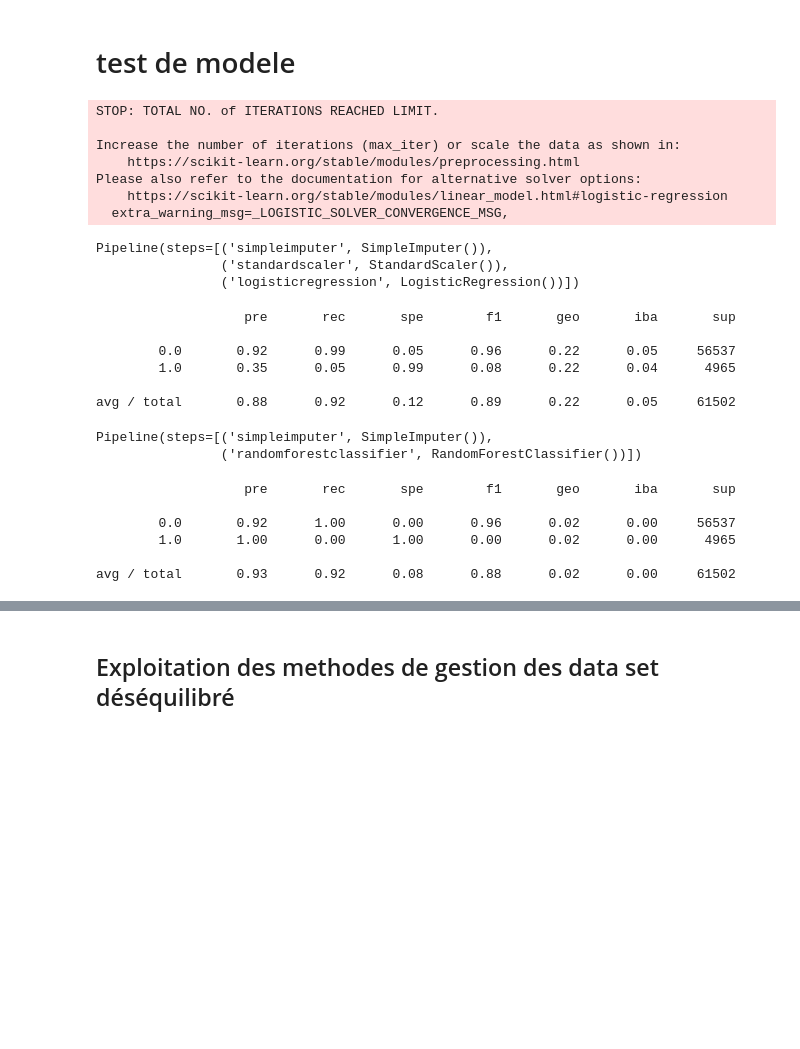
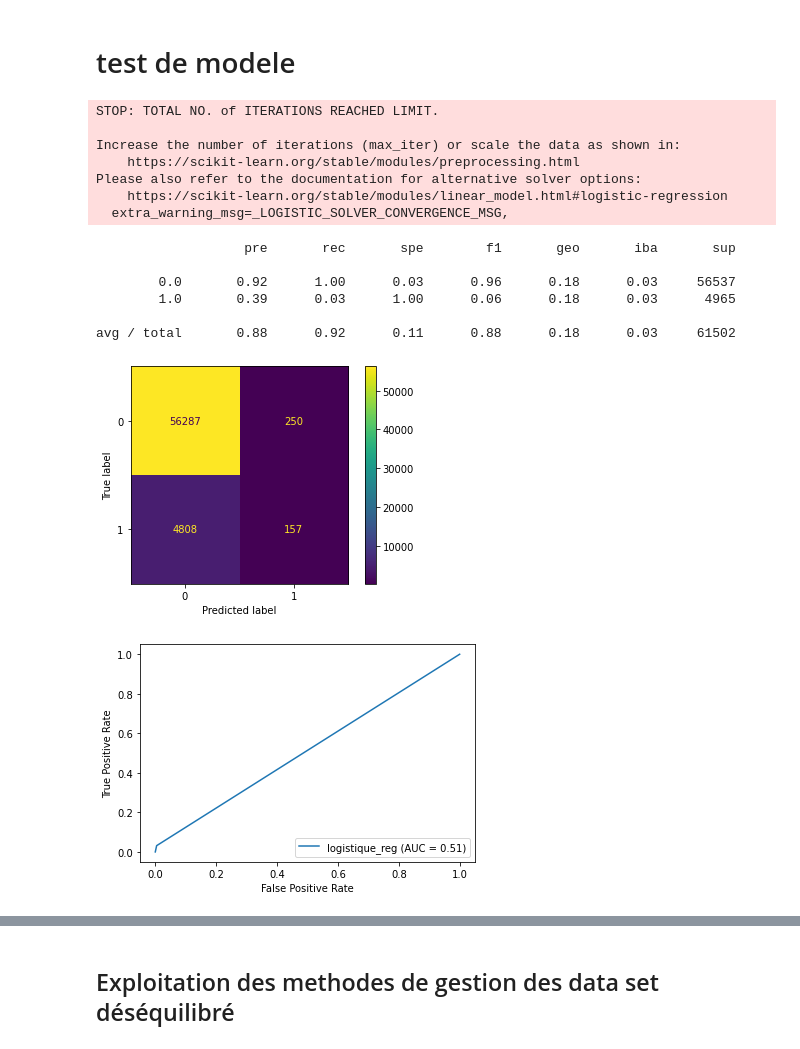
Before and after one commit to nikoko107/git_collab_P7, a Jupyter notebook: Notebook/selection_modele.ipynb, the cells around one changed output, grey strips where cells are left out. Cells and saved outputs as stored; diff of their text form; code cells hidden in the pictures; blank space fills up the shorter version.

Commit message:
mise a jour sélections model

```diff
--- a/Notebook/selection_modele.ipynb
+++ b/Notebook/selection_modele.ipynb
@@ -117,5 +97,7 @@ Length: 796, dtype: object
 # %% [markdown]
 Séparation du data set train / test
+# %%
+df_data.drop(['index','SK_ID_CURR'],axis=1 , inplace = True)
 # %%
 df_data_train = df_data[df_data["TARGET"].notnull() ]
 # %%
@@ -175,3 +155,18 @@ https://imbalanced-learn.org/stable/
+# %%
+def test_model(name ,model,x_train,y_train,x_test_a):
+  model.fit(x_train,y_train)
+  y_pred = model.predict(x_test_a)
+  print(classification_report_imbalanced(y_test, y_pred))
+  cm = confusion_matrix(y_test, y_pred)
+  cm_display = ConfusionMatrixDisplay(cm).plot()
+  plt.show
+
+  fpr, tpr, thresholds = metrics.roc_curve(y_test, y_pred)
+  roc_auc = metrics.auc(fpr, tpr)
+  display = metrics.RocCurveDisplay(fpr=fpr, tpr=tpr, roc_auc=roc_auc,
+                                  estimator_name=name)
+  display.plot()
+  plt.show
 # %%
 imp = SimpleImputer(missing_values=np.nan, strategy='mean')
 scaler = StandardScaler()
@@ -206,17 +176,4 @@ x_train_variance.shape
 # %%
 lr = LogisticRegression()
 # %%
-pipe_reg = make_pipeline(imp,scaler,lr )
+pipe_lr = make_pipeline(imp,scaler,acp,lr )
-# %%
-pipe_reg.fit(X_sample, y_sample)
-# %% [output]
-STOP: TOTAL NO. of ITERATIONS REACHED LIMIT.
-
-Increase the number of iterations (max_iter) or scale the data as shown in:
-    https://scikit-learn.org/stable/modules/preprocessing.html
-Please also refer to the documentation for alternative solver options:
-    https://scikit-learn.org/stable/modules/linear_model.html#logistic-regression
-  extra_warning_msg=_LOGISTIC_SOLVER_CONVERGENCE_MSG,
-Pipeline(steps=[('simpleimputer', SimpleImputer()),
-                ('standardscaler', StandardScaler()),
-                ('logisticregression', LogisticRegression())])
@@ -225,12 +180,21 @@ y_pred = pipe_reg.predict(X_test)
-# %%
-print(classification_report_imbalanced(y_test, y_pred))
-# %% [output]
-                   pre       rec       spe        f1       geo       iba       sup
-
-        0.0       0.92      0.99      0.05      0.96      0.22      0.05     56537
-        1.0       0.35      0.05      0.99      0.08      0.22      0.04      4965
-
-avg / total       0.88      0.92      0.12      0.89      0.22      0.05     61502
+# %%
+test_model("logistique_reg",pipe_lr,X_sample,y_sample,X_test)
+# %% [output]
+STOP: TOTAL NO. of ITERATIONS REACHED LIMIT.
+
+Increase the number of iterations (max_iter) or scale the data as shown in:
+    https://scikit-learn.org/stable/modules/preprocessing.html
+Please also refer to the documentation for alternative solver options:
+    https://scikit-learn.org/stable/modules/linear_model.html#logistic-regression
+  extra_warning_msg=_LOGISTIC_SOLVER_CONVERGENCE_MSG,
+                   pre       rec       spe        f1       geo       iba       sup
+
+        0.0       0.92      1.00      0.03      0.96      0.18      0.03     56537
+        1.0       0.39      0.03      1.00      0.06      0.18      0.03      4965
+
+avg / total       0.88      0.92      0.11      0.88      0.18      0.03     61502
+[figure, added]
+[figure, added]
 # %%
 rdm = RandomForestClassifier()
 # %%
@@ -238,15 +201,0 @@ pipe_rdm = make_pipeline(imp,rdm )
-# %%
-pipe_rdm.fit(X_sample, y_sample)
-# %% [output]
-Pipeline(steps=[('simpleimputer', SimpleImputer()),
-                ('randomforestclassifier', RandomForestClassifier())])
-# %%
-y_pred = pipe_rdm.predict(X_test)
-print(classification_report_imbalanced(y_test, y_pred))
-# %% [output]
-                   pre       rec       spe        f1       geo       iba       sup
-
-        0.0       0.92      1.00      0.00      0.96      0.02      0.00     56537
-        1.0       1.00      0.00      1.00      0.00      0.02      0.00      4965
-
-avg / total       0.93      0.92      0.08      0.88      0.02      0.00     61502
```
Also changed, not shown: parts of 81 cells of this notebook, 2 other files.
